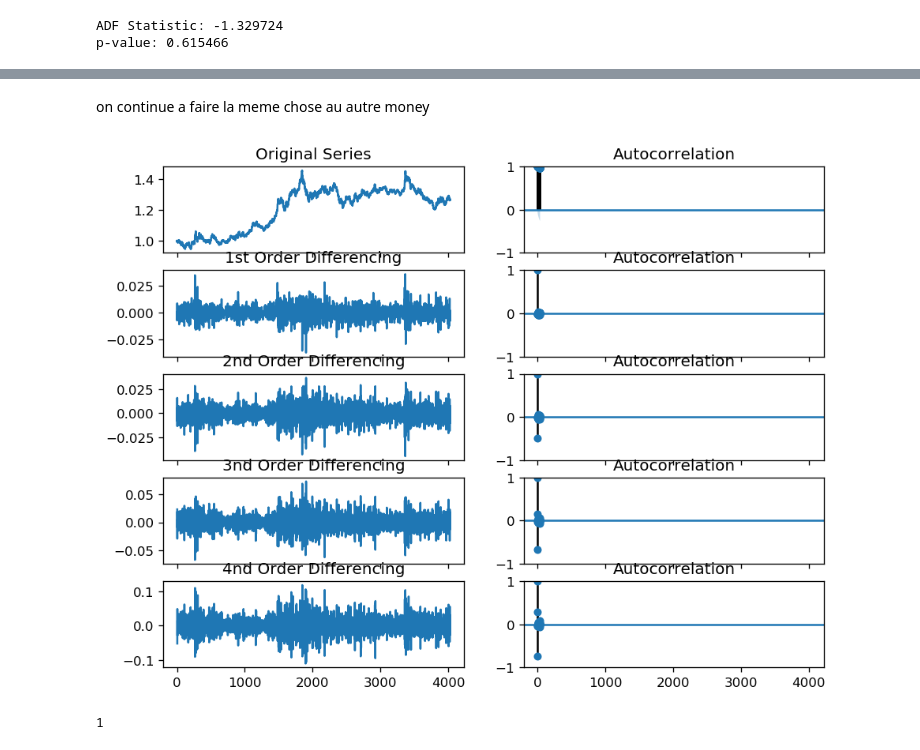
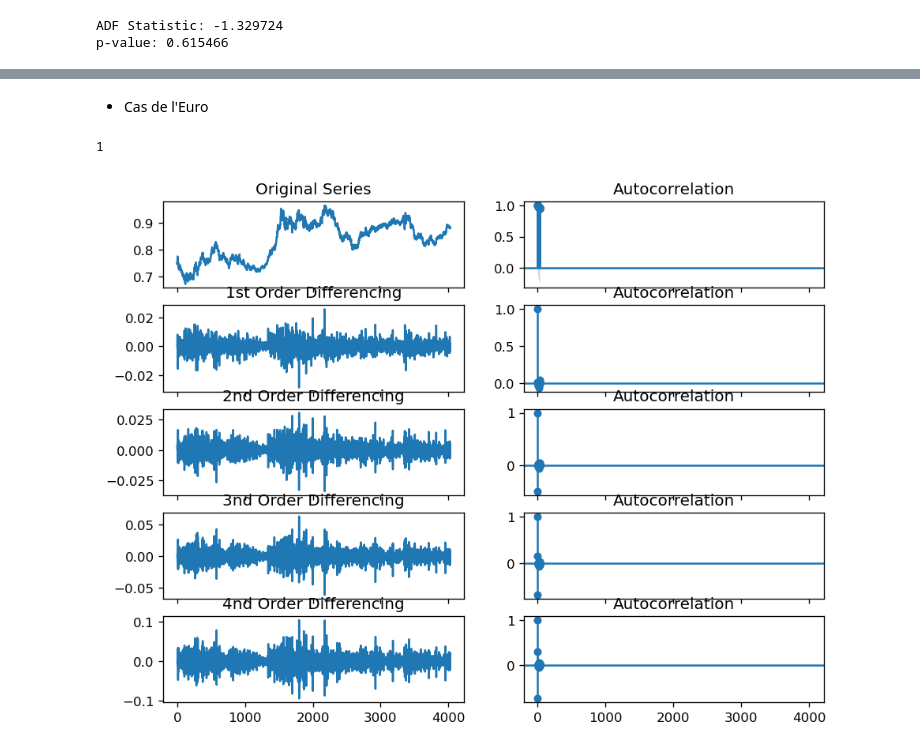
Before and after one commit to AlaaeddineBesbes/DATA731-Market-Movement, a Jupyter notebook: Projet.ipynb, the cells around one changed output, grey strips where cells are left out. Drawn from its saved outputs; the diff is of its cells as text; code cells hidden in the pictures.

```diff
--- a/Projet.ipynb
+++ b/Projet.ipynb
@@ -497,13 +622,14 @@ between arima and model) and statsmodels.tsa.SARIMAX.
-# %% [markdown]
-on continue a faire la meme chose au autre money
+# %% [markdown]
+- Cas de l'Euro
 # %%
-money='Canadian Dollar'
-Differencing(money)
+money='Euro'
+
 d=getDifferences(money)
 print(d)
+Differencing(money)
 # %% [output]
+1
-[figure, old version]
+[figure, new version]
-1
 # %%
 d=1
 getP(money)
```
Also changed, not shown: parts of 126 cells of this notebook, 1 other file.
